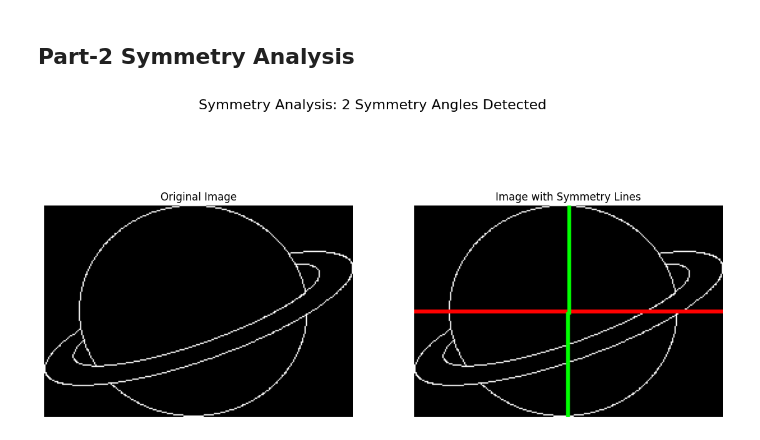
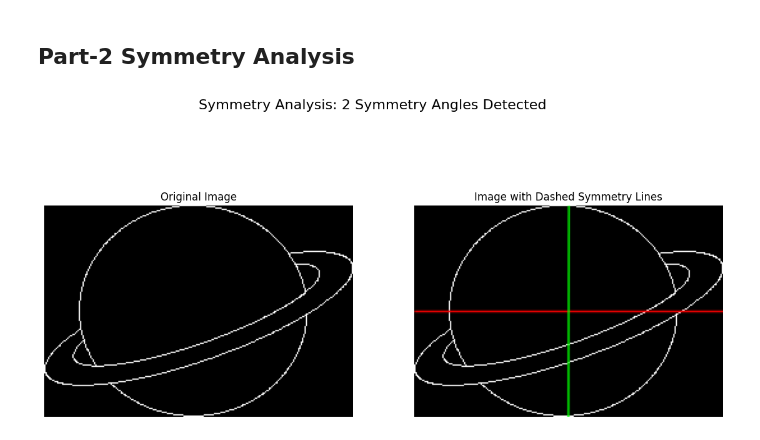
Before and after one commit to AAnimeshTripathy/Adobe-Gensolve, a Jupyter notebook: Gensolve_Adobe.ipynb, the cells around one changed output. Saved outputs shown, nothing was run; the diff lists cells and outputs as text; code cells hidden in the pictures.

```diff
--- a/Gensolve_Adobe.ipynb
+++ b/Gensolve_Adobe.ipynb
@@ -967,3 +969,15 @@ def solution(path):
+# %%
+def read_csv(csv_path):
+    np_path_XYs = np.genfromtxt(csv_path, delimiter=',')
+    path_XYs = []
+    for i in np.unique(np_path_XYs[:, 0]):
+        npXYs = np_path_XYs[np_path_XYs[:, 0] == i][:, 1:]
+        XYs = []
+        for j in np.unique(npXYs[:, 0]):
+            XY = npXYs[npXYs[:, 0] == j][:, 1:]
+            XYs.append(XY)
+        path_XYs.append(XYs)
+    return path_XYs
 # %%
 ans = solution('isolated.csv')
 # %% [output]
@@ -1002,6 +1002,7 @@ import cv2
 import matplotlib.pyplot as plt
 
 def check_horizontal_symmetry(img, tolerance=0.05):
+    """Check horizontal symmetry of an image."""
     height, width = img.shape
     half_height = height // 2
     top_half = img[:half_height, :]
@@ -1012,6 +1013,7 @@ def check_horizontal_symmetry(img, tolerance=0.05):
     return np.mean(difference) < tolerance
 
 def check_vertical_symmetry(img, tolerance=0.05):
+    """Check vertical symmetry of an image."""
     height, width = img.shape
     half_width = width // 2
     left_half = img[:, :half_width]
@@ -1021,46 +1023,59 @@ def check_vertical_symmetry(img, tolerance=0.05):
     difference = np.abs(left_half - right_half_flipped)
     return np.mean(difference) < tolerance
 
-def calculate_similarity(img1, img2, tolerance=0.05):
-    """Calculate similarity between two images allowing for a tolerance."""
-    return np.mean(np.abs(img1 - img2) < tolerance)
-
 def check_rotational_symmetry(img, step=1, tolerance=0.01, similarity_threshold=0.95):
+    """Check rotational symmetry at various angles."""
     height, width = img.shape
     angles_with_symmetry = []
 
     for angle in range(0, 180, step):
         rotation_matrix = cv2.getRotationMatrix2D((width // 2, height // 2), angle, 1.0)
         rotated_img = cv2.warpAffine(img, rotation_matrix, (width, height))
-
-        # Check similarity with the original image
-        similarity = calculate_similarity(img, rotated_img, tolerance)
+        similarity = np.mean(np.abs(img - rotated_img) < tolerance)
         if similarity >= similarity_threshold:
             angles_with_symmetry.append(angle)
 
     return angles_with_symmetry
 
 def draw_symmetry_lines(img, angles):
+    """Draw dashed symmetry lines on the image."""
     height, width = img.shape
     img_with_lines = cv2.cvtColor(img, cv2.COLOR_GRAY2BGR)
+    colors = [(255, 0, 0), (0, 255, 0), (0, 0, 255), (255, 255, 0), (0, 255, 255)]
 
-    colors = [(255, 0, 0), (0, 255, 0), (0, 0, 255), (255, 255, 0), (0, 255, 255)]  # Color list for symmetry lines
     for i, angle in enumerate(angles):
         radians = np.deg2rad(angle)
         center = (width // 2, height // 2)
-        length = max(width, height)  # Length of the line across the image
+        length = max(width, height)
 
         pt1 = (int(center[0] + length * np.cos(radians)),
                int(center[1] - length * np.sin(radians)))
         pt2 = (int(center[0] - length * np.cos(radians)),
                int(center[1] + length * np.sin(radians)))
 
-        color = colors[i % len(colors)]  # Cycle through colors
-        cv2.line(img_with_lines, pt1, pt2, color, 2)  # Draw the symmetry line
+        color = colors[i % len(colors)]
+        line_type = cv2.LINE_AA
+        cv2.line(img_with_lines, pt1, pt2, color, 1, lineType=line_type, shift=0)
 
     return img_with_lines
 
+def plot_image_with_symmetries(img, img_with_lines, symmetry_angles):
+    """Plot the original image and the image with dashed symmetry lines."""
+    fig, axs = plt.subplots(1, 2, figsize=(14, 7))
+
+    axs[0].imshow(img, cmap='gray')
+    axs[0].set_title('Original Image')
+    axs[0].axis('off')
+
+    axs[1].imshow(img_with_lines)
+    axs[1].set_title('Image with Dashed Symmetry Lines')
+    axs[1].axis('off')
+
+    plt.suptitle(f'Symmetry Analysis: {len(symmetry_angles)} Symmetry Angles Detected', fontsize=16)
+    plt.show()
+
 def paths_to_image(path_XYs, img_size):
+    """Convert path data to an image."""
     img = np.zeros(img_size, dtype=np.uint8)
     for paths in path_XYs:
         for path in paths:
@@ -1070,64 +1085,40 @@ def paths_to_image(path_XYs, img_size):
                 cv2.line(img, pt1, pt2, 255, 1)
     return img
 
-def plot_image_with_symmetries(img, img_with_lines, symmetry_angles):
-    fig, axs = plt.subplots(1, 2, figsize=(14, 7))
 
-    axs[0].imshow(img, cmap='gray')
-    axs[0].set_title('Original Image')
-    axs[0].axis('off')
-
-    axs[1].imshow(img_with_lines)
-    axs[1].set_title('Image with Symmetry Lines')
-    axs[1].axis('off')
-
-    plt.suptitle(f'Symmetry Analysis: {len(symmetry_angles)} Symmetry Angles Detected', fontsize=16)
-    plt.show()
 
 def read_csv(csv_path):
-    global x_min_global, x_max_global, y_min_global, y_max_global
-
+    """Read XY coordinates from a CSV file."""
     np_path_XYs = np.genfromtxt(csv_path, delimiter=',')
     path_XYs = []
-
-    # Initialize min and max values for x and y coordinates
     x_min_global, x_max_global = float('inf'), float('-inf')
     y_min_global, y_max_global = float('inf'), float('-inf')
 
     for i in np.unique(np_path_XYs[:, 0]):
         npXYs = np_path_XYs[np_path_XYs[:, 0] == i][:, 1:]
         XYs = []
         for j in np.unique(npXYs[:, 0]):
             XY = npXYs[npXYs[:, 0] == j][:, 1:]
             XYs.append(XY)
-
-            # Update global min and max values for x and y
             x_min_global = int(min(x_min_global, XY[:, 0].min()))
             x_max_global = int(max(x_max_global, XY[:, 0].max()))
             y_min_global = int(min(y_min_global, XY[:, 1].min()))
             y_max_global = int(max(y_max_global, XY[:, 1].max()))
 
         path_XYs.append(XYs)
 
-    return path_XYs
+    return path_XYs, (y_max_global - y_min_global + 1, x_max_global - x_min_global + 1)
 
 def analyze_path_XYs(csv_path):
-    path_XYs = read_csv(csv_path)
-
-    # Adjust for any negative coordinates by shifting
-    img_size = (y_max_global - y_min_global + 1, x_max_global - x_min_global + 1)
+    """Analyze paths from a CSV and detect symmetries."""
+    path_XYs, img_size = read_csv(csv_path)
     img = paths_to_image(path_XYs, img_size)
-
-    # Analyze symmetries
     symmetry_angles = check_rotational_symmetry(img)
-
-    # Draw and plot symmetry lines
     img_with_lines = draw_symmetry_lines(img, symmetry_angles)
-
     plot_image_with_symmetries(img, img_with_lines, symmetry_angles)
 
 # Example usage
 csv_path = r"occlusion2.csv"
 analyze_path_XYs(csv_path)
 # %% [output]
-[figure, old version]
+[figure, new version]
```
Also changed, not shown: parts of 8 cells of this notebook.
